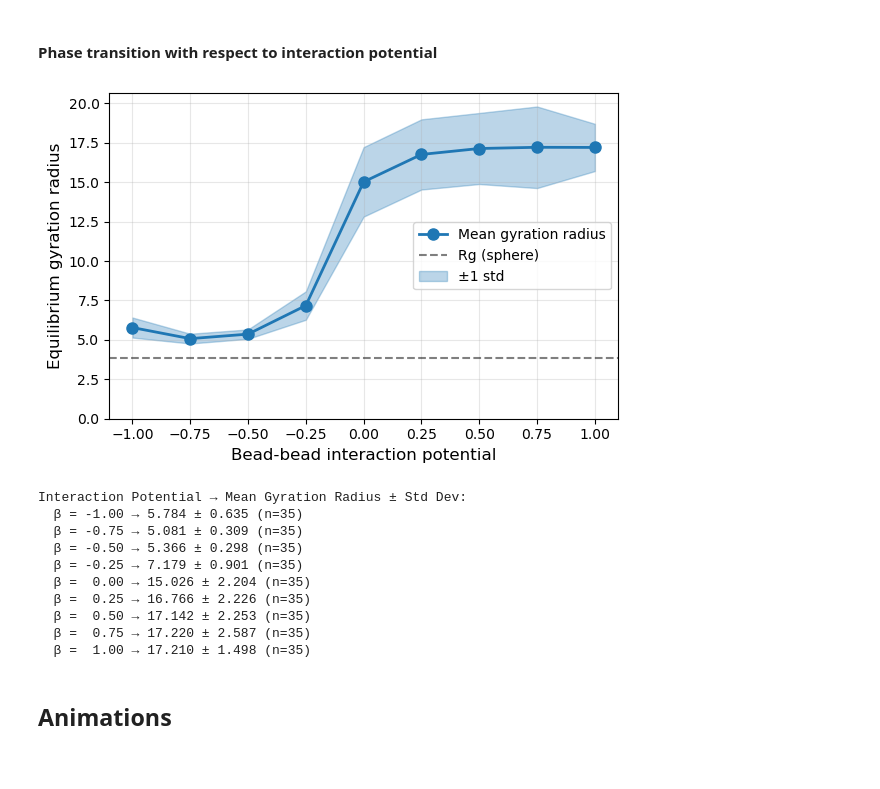
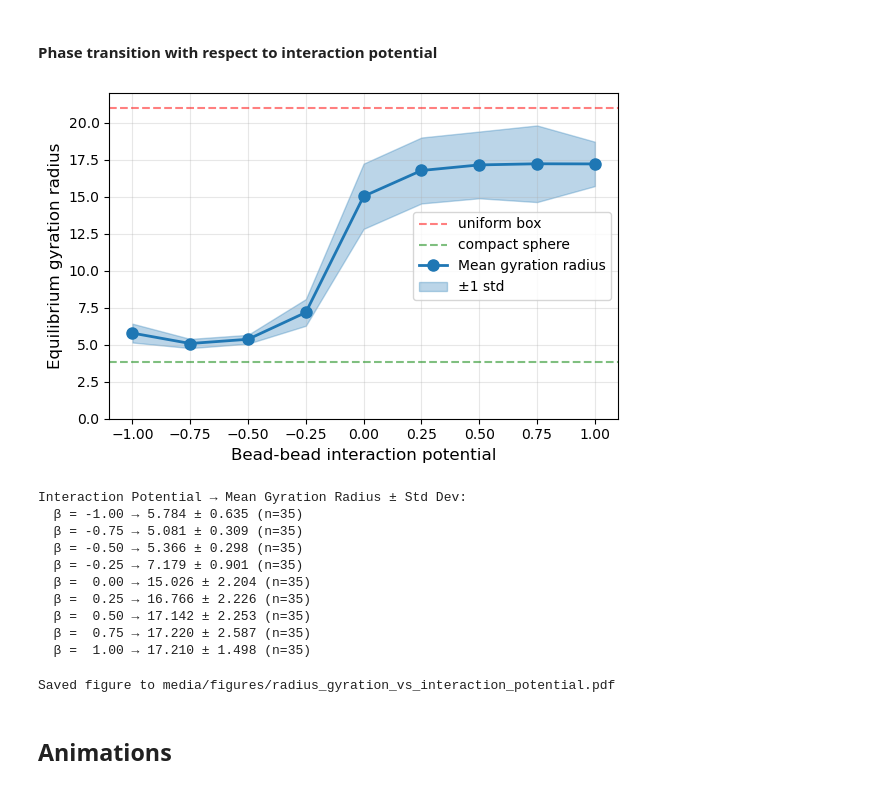
Before and after one commit to ta-rekt/Droplet, a Jupyter notebook: viz.ipynb, the cells around one changed output. Saved outputs shown, nothing was run; the diff lists cells and outputs as text; code cells hidden in the pictures.

```diff
--- a/viz.ipynb
+++ b/viz.ipynb
@@ -223,40 +231,42 @@ means = [np.mean(alpha_to_gyr[b]) for b in alphas]
 stds = [np.std(alpha_to_gyr[b]) for b in alphas]
 
 # Create the plot
 fig, ax = plt.subplots(figsize=(6, 4))
 
-# Plot mean line
-ax.plot(alphas, means, 'o-', linewidth=2, markersize=8, color='C0', label='Mean gyration radius')
-
 # Radius of compacted sphere
 maxlength = result["maxlength"]
 boxlength = result["boxlength"]
 radius = (3*maxlength/(4*np.pi))**(1/3)
-Rg = np.sqrt(3/5)*radius
-ax.axhline(y=Rg, linestyle="dashed", color="black", label="Rg (sphere)", alpha=0.5)
+Rg_sphere = np.sqrt(3/5)*radius
+Rg_box = boxlength / 2
+ax.axhline(y=Rg_box, linestyle="dashed", color="red", label="uniform box", alpha=0.5)
+ax.axhline(y=Rg_sphere, linestyle="dashed", color="green", label="compact sphere", alpha=0.5)
+
+# Plot mean line
+ax.plot(alphas, means, 'o-', linewidth=2, markersize=8, color='C0', label='Mean gyration radius')
 
 # Add shaded error region (±1 std)
 ax.fill_between(alphas,
                 np.array(means) - np.array(stds),
                 np.array(means) + np.array(stds),
                 alpha=0.3, color='C0', label='±1 std')
 
 ax.set_xlabel('Bead-bead interaction potential', fontsize=12)
 ax.set_ylabel('Equilibrium gyration radius', fontsize=12)
 # ax.set_title('Gyration Radius vs Interaction Potential', fontsize=14)
-ax.set_ylim(0, 1.2*max(means))
+ax.set_ylim(0, 22)
 ax.grid(True, alpha=0.3)
 ax.legend(loc='center right')
 
 plt.tight_layout()
 plt.show()
 
 # Print statistics
 print("Interaction Potential → Mean Gyration Radius ± Std Dev:")
 for b, m, s in zip(alphas, means, stds):
     print(f"  β = {b:5.2f} → {m:.3f} ± {s:.3f} (n={len(alpha_to_gyr[b])})")
 # %% [output]
-[figure, old version]
+[figure, new version]
 Interaction Potential → Mean Gyration Radius ± Std Dev:
   β = -1.00 → 5.784 ± 0.635 (n=35)
   β = -0.75 → 5.081 ± 0.309 (n=35)
@@ -267,6 +277,14 @@ Interaction Potential → Mean Gyration Radius ± Std Dev:
   β =  0.50 → 17.142 ± 2.253 (n=35)
   β =  0.75 → 17.220 ± 2.587 (n=35)
   β =  1.00 → 17.210 ± 1.498 (n=35)
+# %%
+out_dir = "media/figures"
+os.makedirs(out_dir, exist_ok=True)
+out_path = os.path.join(out_dir, "radius_gyration_vs_interaction_potential.pdf")
+fig.savefig(out_path, format="pdf", bbox_inches="tight")
+print("Saved figure to", out_path)
+# %% [output]
+Saved figure to media/figures/radius_gyration_vs_interaction_potential.pdf
 # %% [markdown]
 ## Animations
 # %% [markdown]
```
Also changed, not shown: parts of 3 cells of this notebook, 16 other files.
